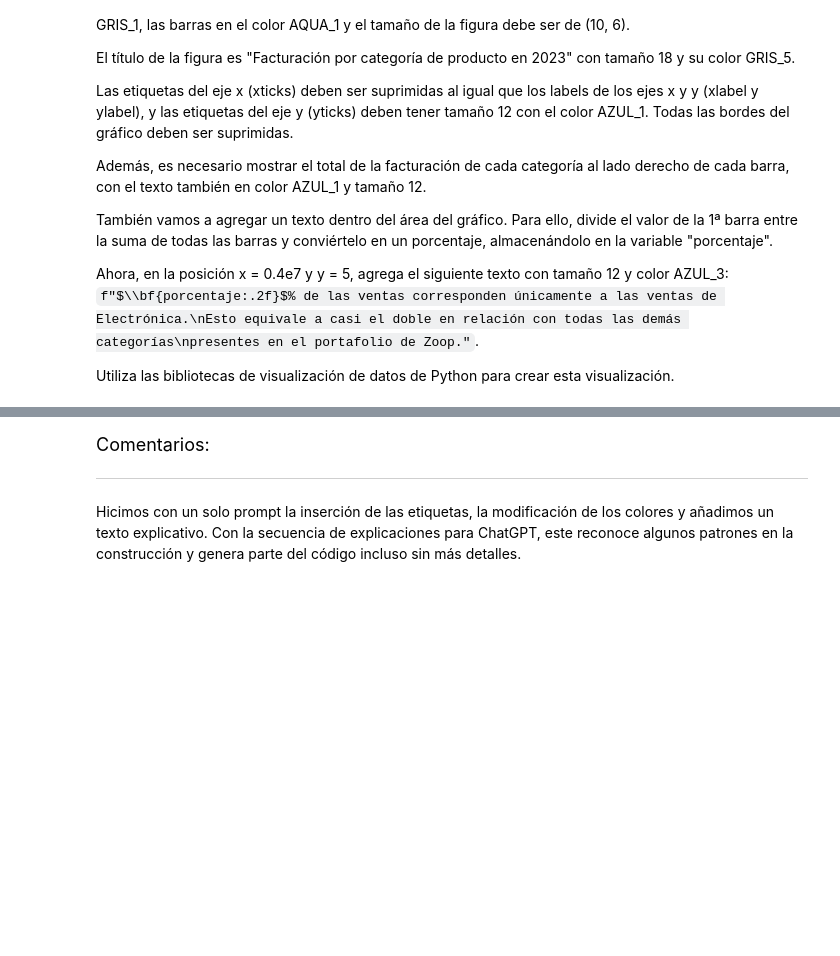
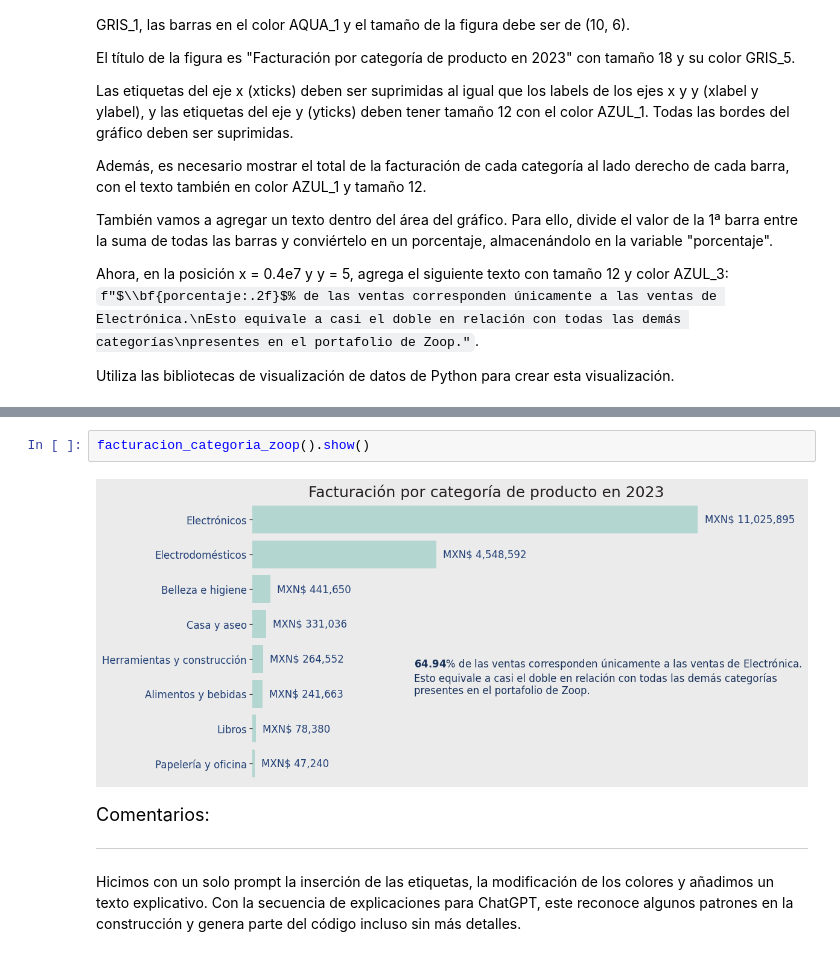
Before and after one commit to Carlos-Alberto-Antonio-G-Fuentes/ia_aplicada_a_datascience, a Jupyter notebook: ia_aplicada_a_ciencia_de_datos.ipynb, the cells around one changed output, grey strips where cells are left out. Drawn from its saved outputs; the diff is of its cells as text; blank space fills up the shorter version.

```diff
--- a/ia_aplicada_a_ciencia_de_datos.ipynb
+++ b/ia_aplicada_a_ciencia_de_datos.ipynb
@@ -1237,3 +1481,7 @@ Utiliza las bibliotecas de visualización de datos de Python para crear esta vis
+# %%
+facturacion_categoria_zoop().show()
+# %% [output]
+[figure, added]
 # %% [markdown]
 <font color="7b71ff" size=4> Comentarios: </font>
 
```
Also changed, not shown: parts of 9 cells of this notebook.
